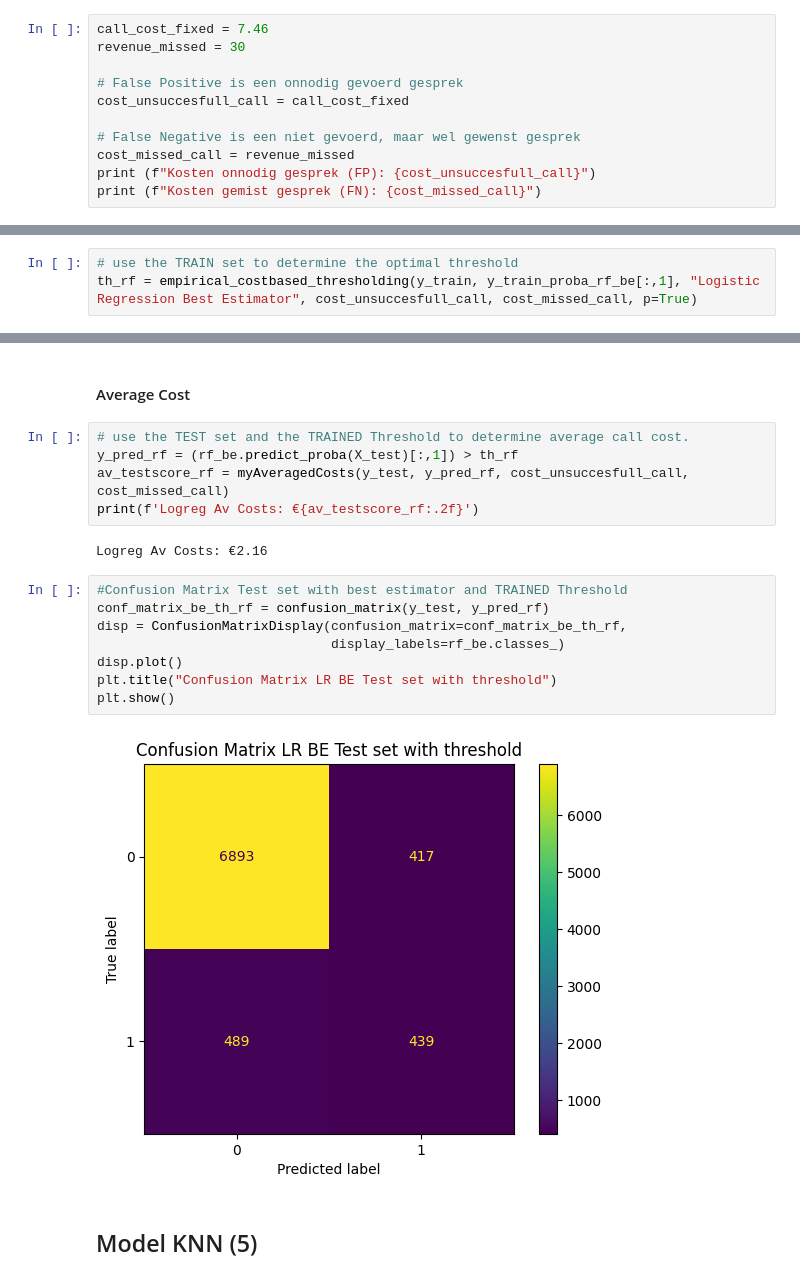
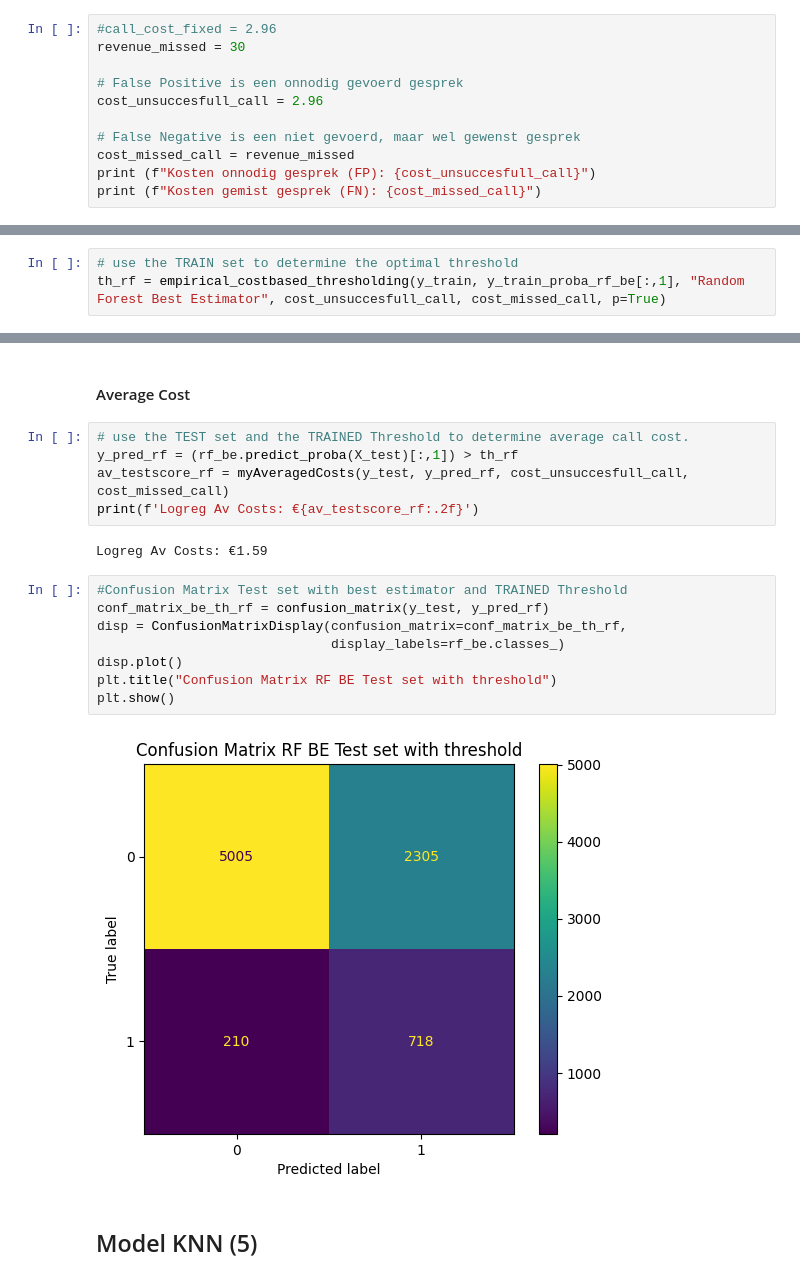
Before and after one commit to elen-ladder/MADS_Bank_Telemarketing, a Jupyter notebook: BankMarketing_Shared_Peter_1901.ipynb, the cells around one changed output, grey strips where cells are left out. Drawn from its saved outputs; the diff is of its cells as text.

```diff
--- a/BankMarketing_Shared_Peter_1901.ipynb
+++ b/BankMarketing_Shared_Peter_1901.ipynb
@@ -243,9 +240,9 @@ average_call_minutes = round(average_call_seconds/60, 2)
 # %%
-call_cost_fixed = 7.46
+#call_cost_fixed = 2.96
 revenue_missed = 30
 
 # False Positive is een onnodig gevoerd gesprek
-cost_unsuccesfull_call = call_cost_fixed
+cost_unsuccesfull_call = 2.96
 
 # False Negative is een niet gevoerd, maar wel gewenst gesprek
 cost_missed_call = revenue_missed
@@ -934,5 +931,5 @@ plt.show()
 #### Calculation of Costs & Optimal threshold
 # %%
 # use the TRAIN set to determine the optimal threshold
-th_rf = empirical_costbased_thresholding(y_train, y_train_proba_rf_be[:,1], "Logistic Regression Best Estimator", cost_unsuccesfull_call, cost_missed_call, p=True)
+th_rf = empirical_costbased_thresholding(y_train, y_train_proba_rf_be[:,1], "Random Forest Best Estimator", cost_unsuccesfull_call, cost_missed_call, p=True)
 # %% [output]
@@ -953,17 +950,17 @@ y_pred_rf = (rf_be.predict_proba(X_test)[:,1]) > th_rf
 av_testscore_rf = myAveragedCosts(y_test, y_pred_rf, cost_unsuccesfull_call, cost_missed_call)
 print(f'Logreg Av Costs: €{av_testscore_rf:.2f}')
 # %% [output]
-Logreg Av Costs: €2.16
+Logreg Av Costs: €1.59
 # %%
 #Confusion Matrix Test set with best estimator and TRAINED Threshold
 conf_matrix_be_th_rf = confusion_matrix(y_test, y_pred_rf)
 disp = ConfusionMatrixDisplay(confusion_matrix=conf_matrix_be_th_rf,
                               display_labels=rf_be.classes_)
 disp.plot()
-plt.title("Confusion Matrix LR BE Test set with threshold")
+plt.title("Confusion Matrix RF BE Test set with threshold")
 plt.show()
 # %% [output]
-[figure, old version]
+[figure, new version]
 # %% [markdown]
 ## Model KNN (5)
 # %% [markdown]
```
Also changed, not shown: parts of 16 cells of this notebook, 1 other file.
